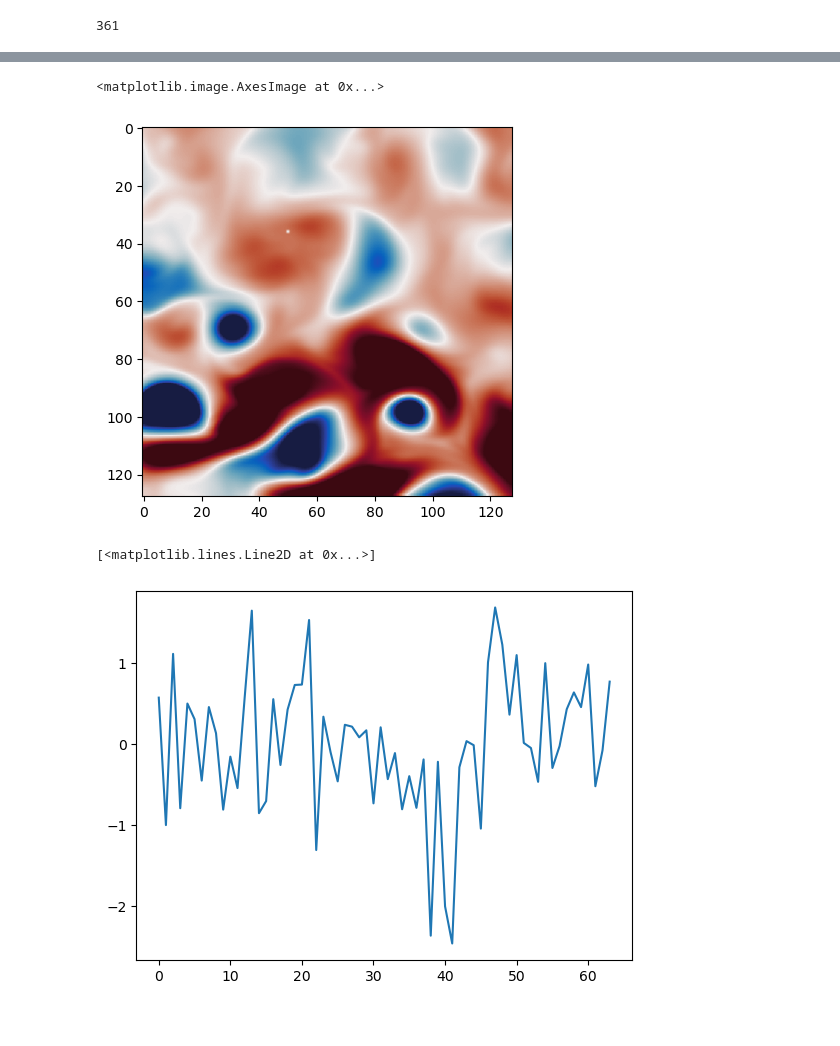
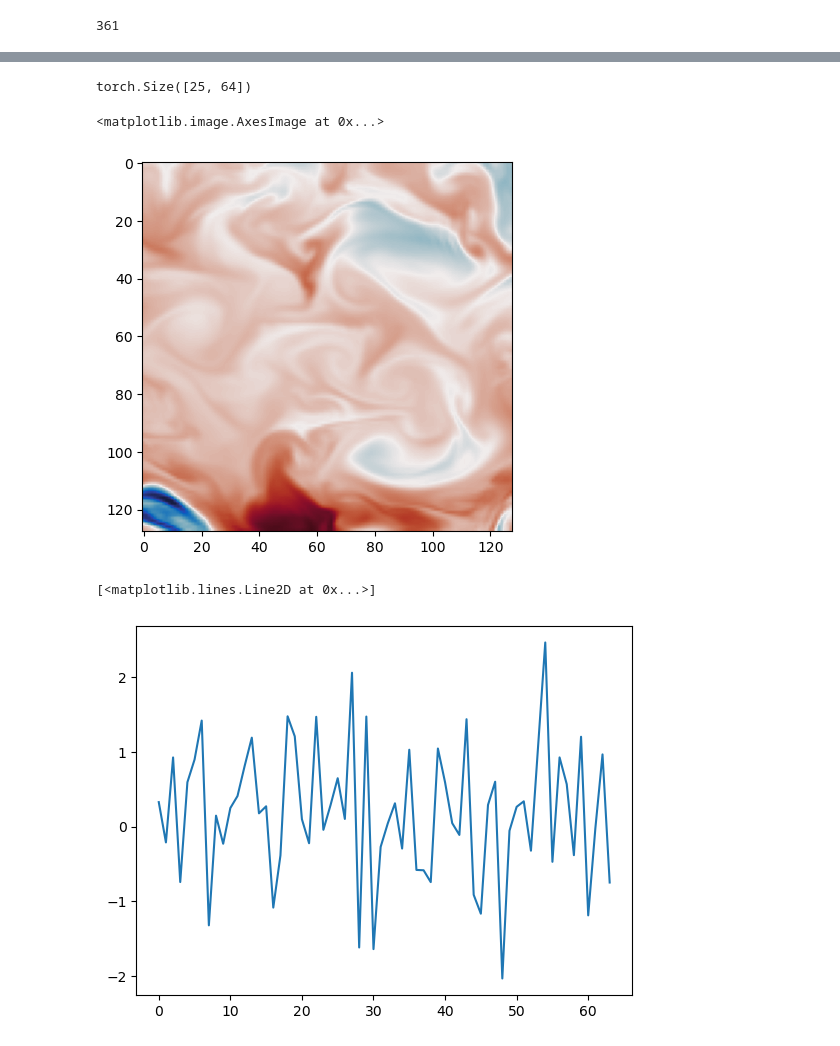
Before and after one commit to smartin98/GenDA, a Jupyter notebook: Sandbox.ipynb, the cells around one changed output, grey strips where cells are left out. Saved outputs shown, nothing was run; the diff lists cells and outputs as text; code cells hidden in the pictures.

```diff
--- a/Sandbox.ipynb
+++ b/Sandbox.ipynb
@@ -30,3 +35,6 @@ Data variables:
     z_max:                     5727.9169921875
     z_min:                     0.49402499198913574
     copernicusmarine_version:  1.0.10
+# %%
+ds = zarr.open('./input_data/glorys_gulfstream_anomaly_zarr')
+ds['so'].chunks
@@ -78,3 +92,5 @@ mv = ds['vo'].mean(dim=['time'])
 # %%
 ds_m = xr.Dataset({'zos':mdt,'thetao':msst,'so':msss,'uo':mu,'vo':mv})
 ds_m.to_netcdf('input_data/glorys_gulfstream_means.nc')
+# %%
+ds_m = xr.open_dataset('input_data/glorys_gulfstream_means.nc')
@@ -80,0 +101,4 @@ ds_m.to_netcdf('input_data/glorys_gulfstream_means.nc')
+# %%
+for var in list(ds.keys()):
+    print(var)
+    ds[var] = ds[var] - ds_m[var]
@@ -254,5 +275,5 @@ class GAN_dataset(Dataset):
 
         return invar, outvar
 # %%
-dataset = GAN_dataset(data_dir = './input_data/', latent_dim = 64, n_lon = 128, n_lat = 128, m_lon = 4, m_lat = 4, date_range = [date(2019,1,1),date(2019,12,31)], variables = ['zos', 'thetao', 'so', 'uo', 'vo'], var_stds = var_stds, mean_zarr_name = 'glorys_gulfstream_means_zarr', model_zarr_name = 'glorys_gulfstream_zarr', lon_buffers = [3, None], lat_buffers = [None, 2], multiprocessing = True)
+dataset = GAN_dataset(data_dir = './input_data/', latent_dim = 64, n_lon = 128, n_lat = 128, samples_per_day = 16, date_range = [date(2019,1,1),date(2020,12,31)], variables = ['zos', 'thetao', 'so', 'uo', 'vo'], var_stds = var_stds, model_zarr_name = 'glorys_gulfstream_anomaly_zarr', lon_buffers = [3, None], lat_buffers = [None, 2], multiprocessing = True)
 # %%
@@ -282,10 +328,16 @@ KeyboardInterrupt:
+# %%
+x.shape
+# %% [output]
+torch.Size([25, 64])
 # %%
-plt.imshow(y[20,0,], cmap = cmocean.cm.balance, vmin = -3, vmax = 3)
+idx = 0
+# plt.imshow(np.sqrt(y[idx,3,]**2+y[idx,4,]**2), cmap = cmocean.cm.ice, vmin = 0, vmax = 3)
+plt.imshow(y[idx,2,], cmap = cmocean.cm.balance, vmin = -3, vmax = 3)
 # %% [output]
 <matplotlib.image.AxesImage at 0x...>
-[figure, old version]
+[figure, new version]
 # %%
-plt.plot(x[20,])
+plt.plot(x[idx,])
 # %% [output]
 [<matplotlib.lines.Line2D at 0x...>]
-[figure, old version]
+[figure, new version]
```
Also changed, not shown: parts of 14 cells of this notebook, 1 other file.
